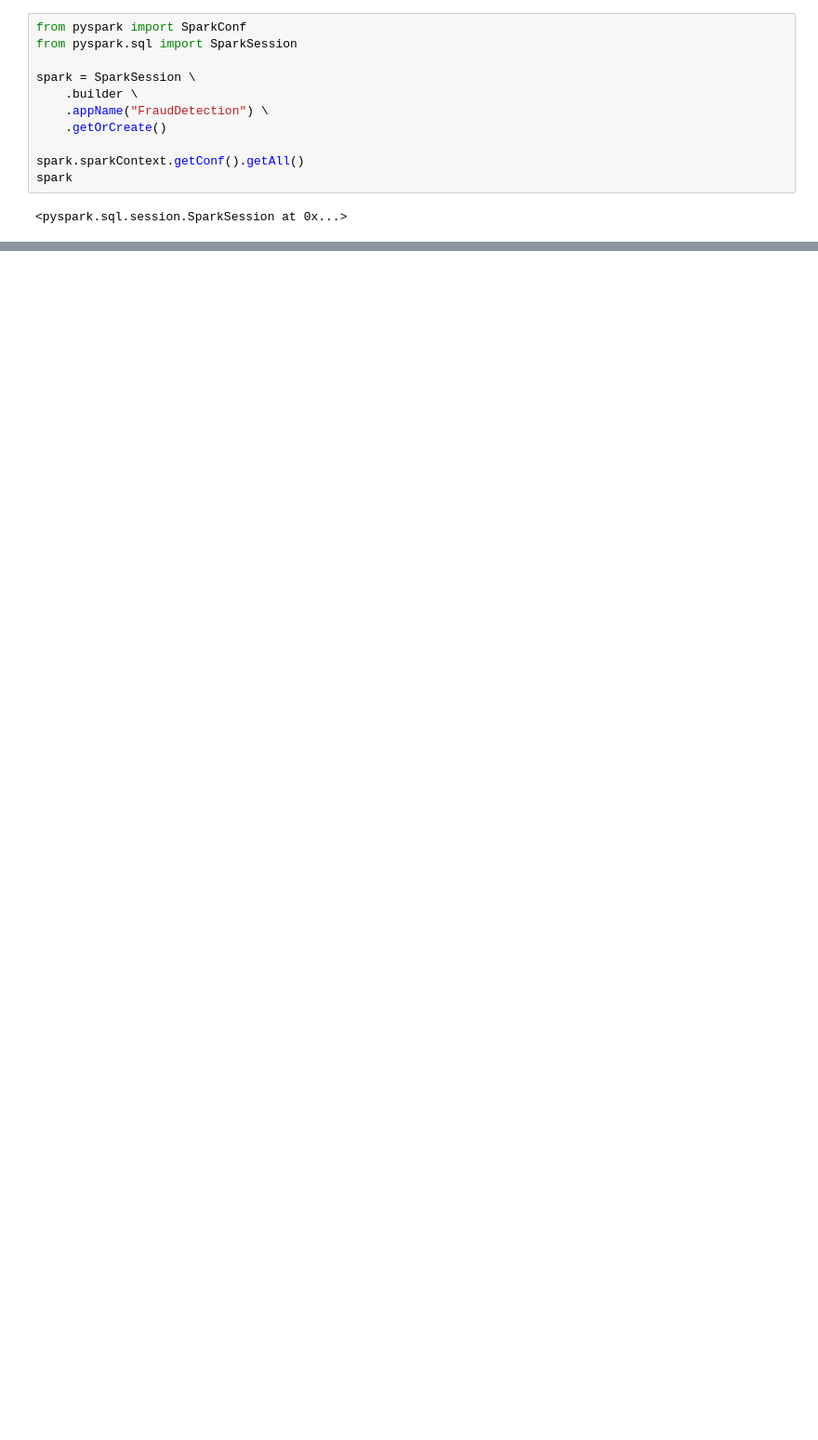
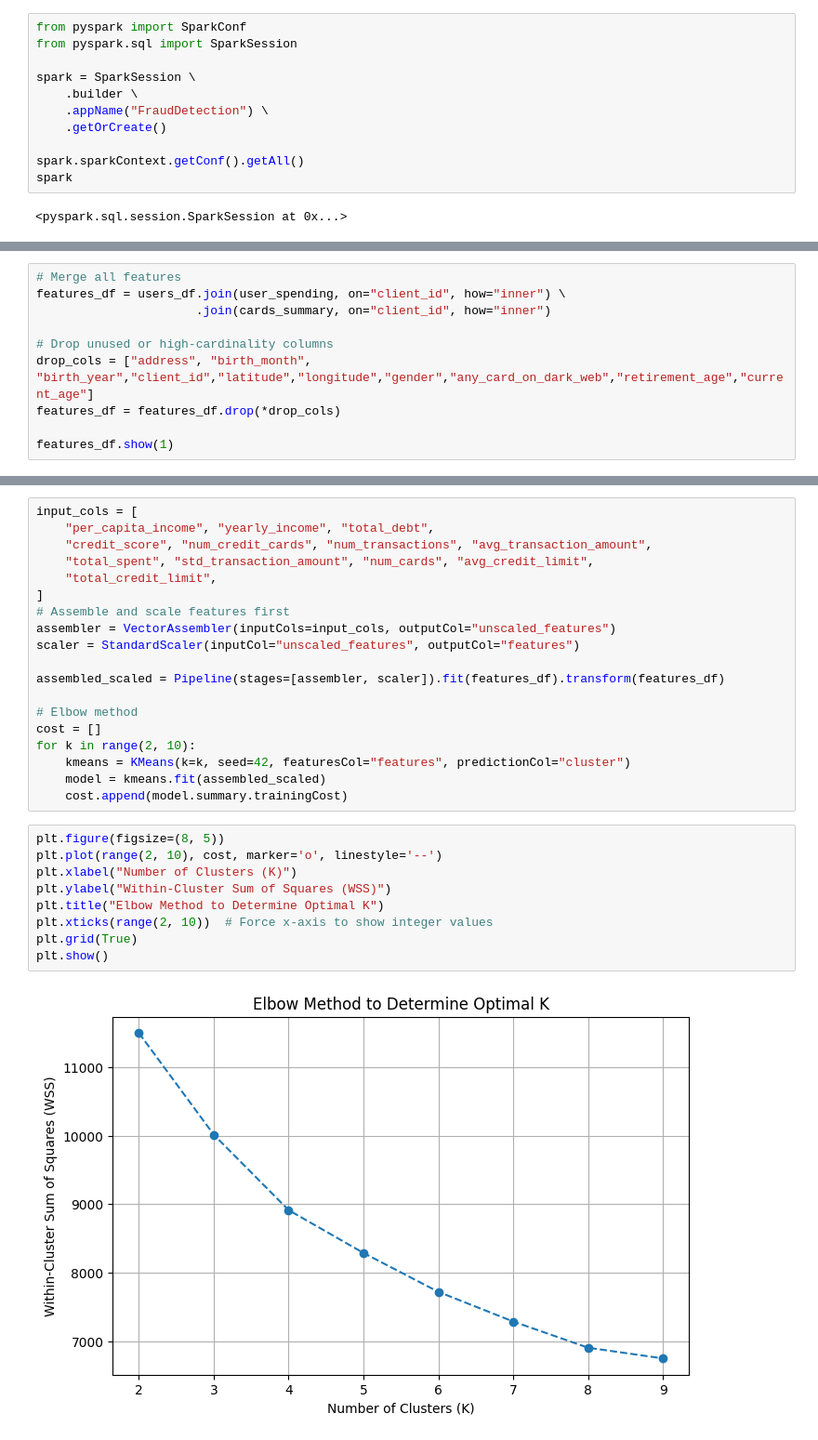
Before and after one commit to Sara-Gamal12/Transaction-Classification-and-Analysis, a Jupyter notebook: Users EDA.ipynb, the cells around one changed output, grey strips where cells are left out. Shown: that part at 93% size. Saved outputs shown, nothing was run; the diff lists cells and outputs as text; blank space fills up the shorter version.

Commit message:
Kmeans works well on Users Data

```diff
--- a/Users EDA.ipynb
+++ b/Users EDA.ipynb
@@ -43,0 +140,10 @@ transactions_df.count()
+# %%
+# Merge all features
+features_df = users_df.join(user_spending, on="client_id", how="inner") \
+                      .join(cards_summary, on="client_id", how="inner")
+
+# Drop unused or high-cardinality columns
+drop_cols = ["address", "birth_month", "birth_year","client_id","latitude","longitude","gender","any_card_on_dark_web","retirement_age","current_age"]
+features_df = features_df.drop(*drop_cols)
+
+features_df.show(1)
@@ -43,0 +158,30 @@ transactions_df.count()
+# %%
+input_cols = [
+    "per_capita_income", "yearly_income", "total_debt",
+    "credit_score", "num_credit_cards", "num_transactions", "avg_transaction_amount",
+    "total_spent", "std_transaction_amount", "num_cards", "avg_credit_limit",
+    "total_credit_limit",
+]
+# Assemble and scale features first
+assembler = VectorAssembler(inputCols=input_cols, outputCol="unscaled_features")
+scaler = StandardScaler(inputCol="unscaled_features", outputCol="features")
+
+assembled_scaled = Pipeline(stages=[assembler, scaler]).fit(features_df).transform(features_df)
+
+# Elbow method
+cost = []
+for k in range(2, 10):
+    kmeans = KMeans(k=k, seed=42, featuresCol="features", predictionCol="cluster")
+    model = kmeans.fit(assembled_scaled)
+    cost.append(model.summary.trainingCost)
+# %%
+plt.figure(figsize=(8, 5))
+plt.plot(range(2, 10), cost, marker='o', linestyle='--')
+plt.xlabel("Number of Clusters (K)")
+plt.ylabel("Within-Cluster Sum of Squares (WSS)")
+plt.title("Elbow Method to Determine Optimal K")
+plt.xticks(range(2, 10))  # Force x-axis to show integer values
+plt.grid(True)
+plt.show()
+# %% [output]
+[figure, added]
```
Also changed, not shown: parts of 11 cells of this notebook.
